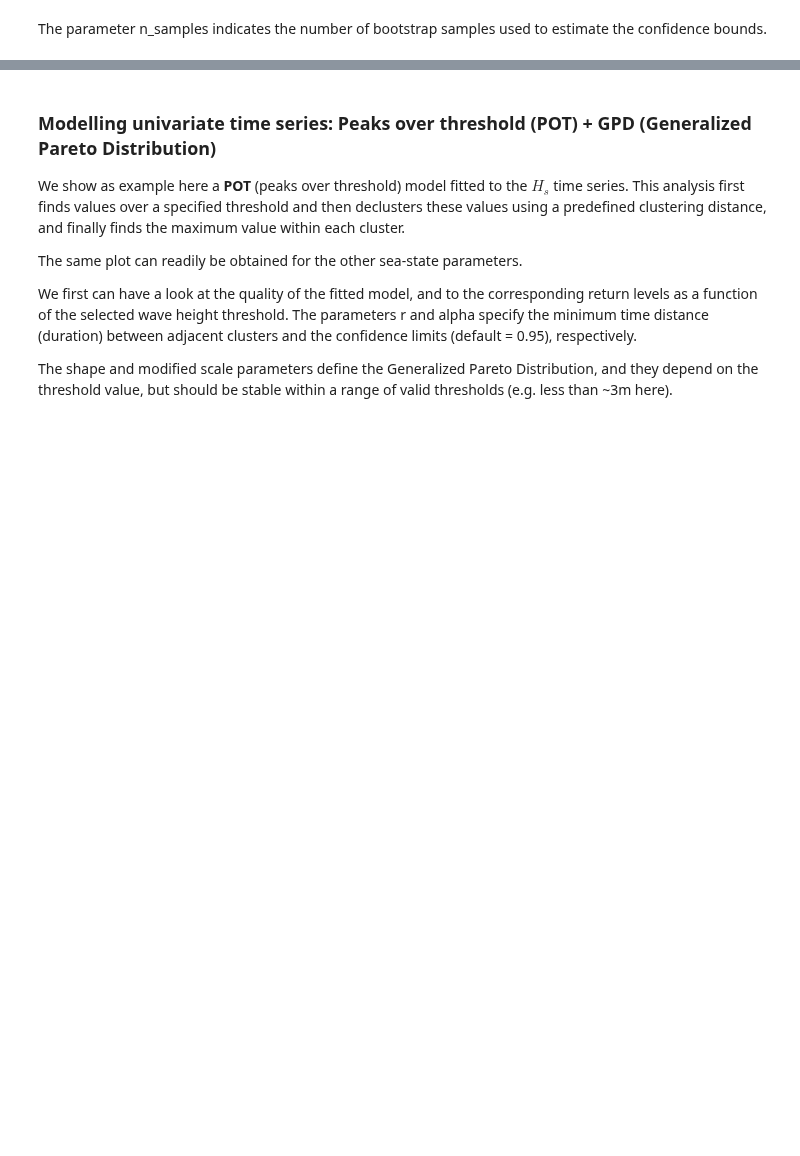
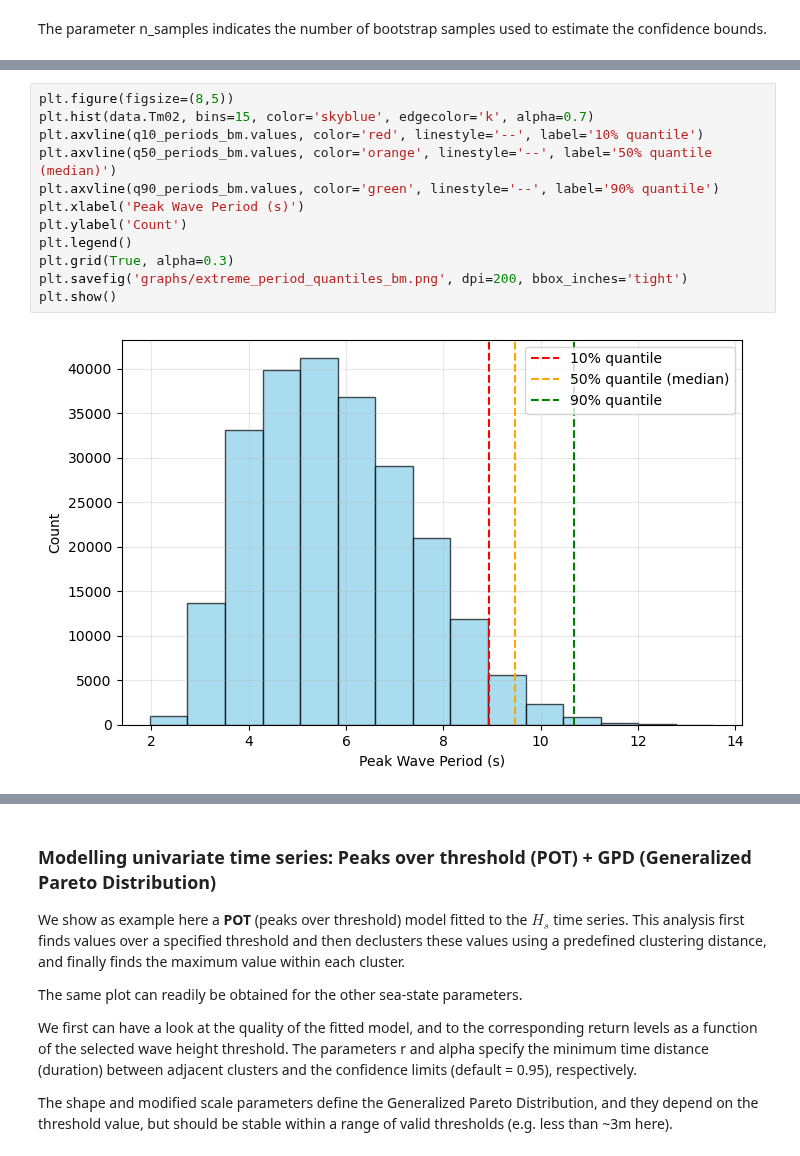
Before and after one commit to Lucaschikashy/sea-states_project_bretagne, a Jupyter notebook: index_project_EVA_1.ipynb, the cells around one changed output, grey strips where cells are left out. Saved outputs shown, nothing was run; the diff lists cells and outputs as text; blank space fills up the shorter version.

```diff
--- a/index_project_EVA_1.ipynb
+++ b/index_project_EVA_1.ipynb
@@ -2064,0 +2099,14 @@ The parameter n_samples indicates the number of bootstrap samples used to estima
+# %%
+plt.figure(figsize=(8,5))
+plt.hist(data.Tm02, bins=15, color='skyblue', edgecolor='k', alpha=0.7)
+plt.axvline(q10_periods_bm.values, color='red', linestyle='--', label='10% quantile')
+plt.axvline(q50_periods_bm.values, color='orange', linestyle='--', label='50% quantile (median)')
+plt.axvline(q90_periods_bm.values, color='green', linestyle='--', label='90% quantile')
+plt.xlabel('Peak Wave Period (s)')
+plt.ylabel('Count')
+plt.legend()
+plt.grid(True, alpha=0.3)
+plt.savefig('graphs/extreme_period_quantiles_bm.png', dpi=200, bbox_inches='tight')
+plt.show()
+# %% [output]
+[figure, added]
```
Also changed, not shown: parts of 3 cells of this notebook, 2 other files.
